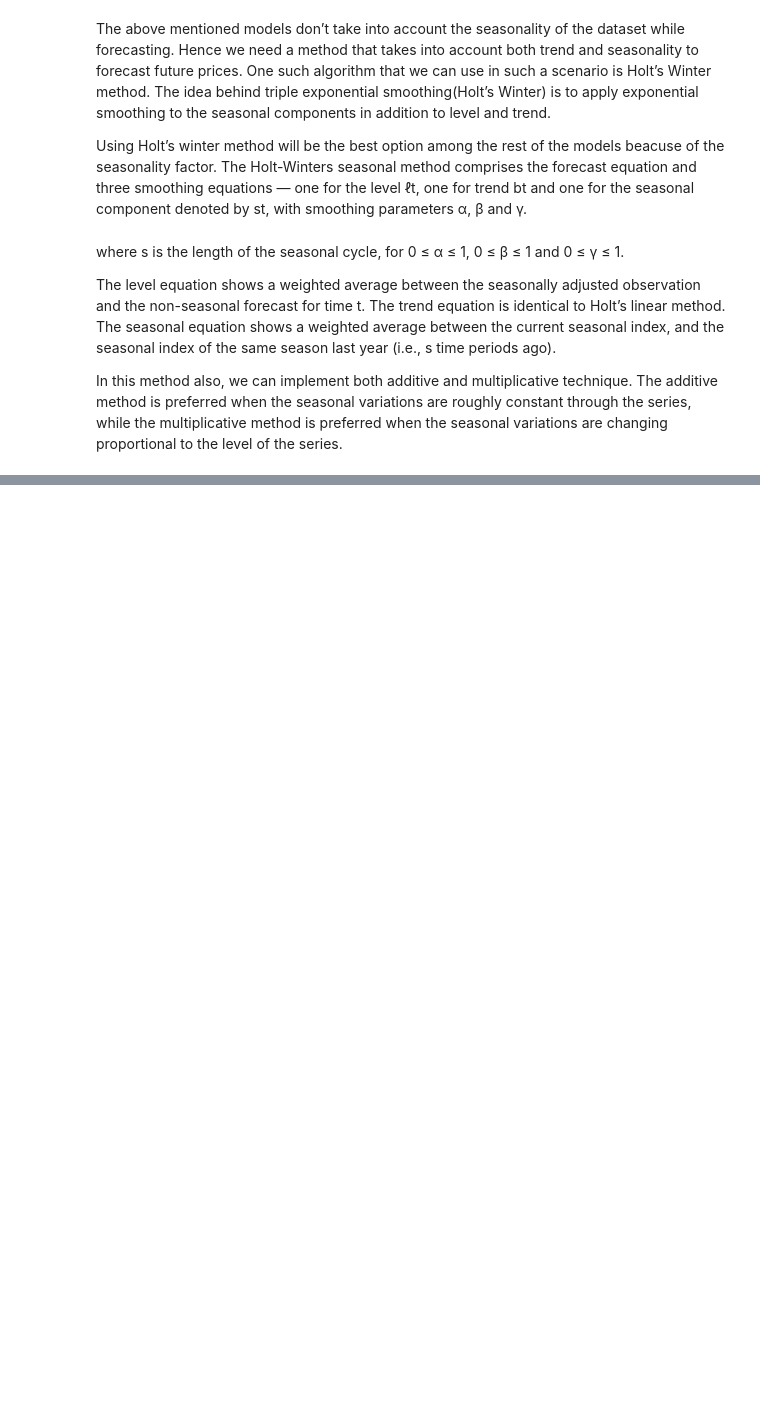
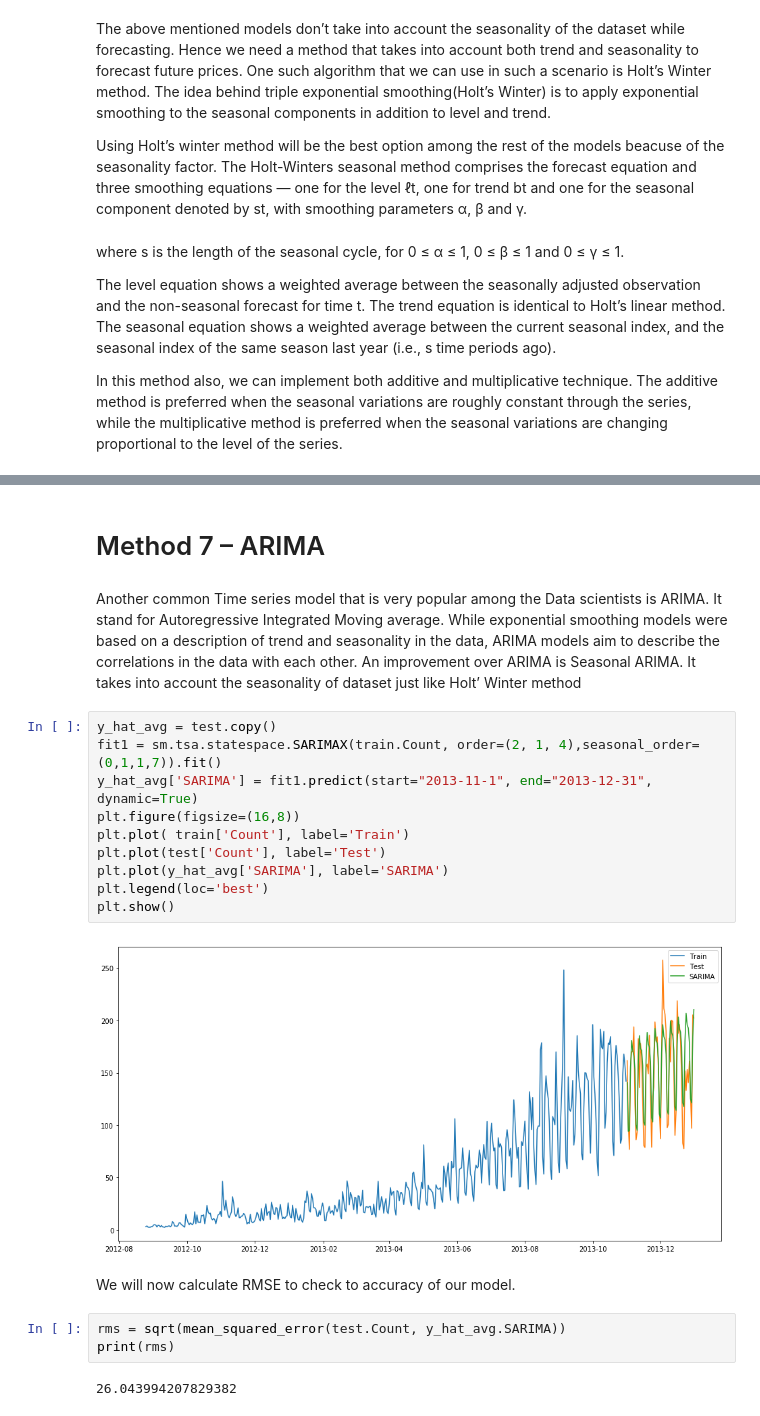
Before and after one commit to Lplenka/DS_NN, a Jupyter notebook: time_series/Time_Series_using_statsmodel.ipynb, the cells around one changed output, grey strips where cells are left out. Drawn from its saved outputs; the diff is of its cells as text; blank space fills up the shorter version.

```diff
--- a/time_series/Time_Series_using_statsmodel.ipynb
+++ b/time_series/Time_Series_using_statsmodel.ipynb
@@ -245,0 +265,23 @@ In this method also, we can implement both additive and multiplicative technique
+# %% [markdown]
+# Method 7 – ARIMA
+# %% [markdown]
+Another common Time series model that is very popular among the Data scientists is ARIMA. It stand for Autoregressive Integrated Moving average. While exponential smoothing models were based on a description of trend and seasonality in the data, ARIMA models aim to describe the correlations in the data with each other. An improvement over ARIMA is Seasonal ARIMA. It takes into account the seasonality of dataset just like Holt’ Winter method
+# %%
+y_hat_avg = test.copy()
+fit1 = sm.tsa.statespace.SARIMAX(train.Count, order=(2, 1, 4),seasonal_order=(0,1,1,7)).fit()
+y_hat_avg['SARIMA'] = fit1.predict(start="2013-11-1", end="2013-12-31", dynamic=True)
+plt.figure(figsize=(16,8))
+plt.plot( train['Count'], label='Train')
+plt.plot(test['Count'], label='Test')
+plt.plot(y_hat_avg['SARIMA'], label='SARIMA')
+plt.legend(loc='best')
+plt.show()
+# %% [output]
+[figure, added]
+# %% [markdown]
+We will now calculate RMSE to check to accuracy of our model.
+# %%
+rms = sqrt(mean_squared_error(test.Count, y_hat_avg.SARIMA))
+print(rms)
+# %% [output]
+26.043994207829382
```
Also changed, not shown: parts of 3 cells of this notebook.
